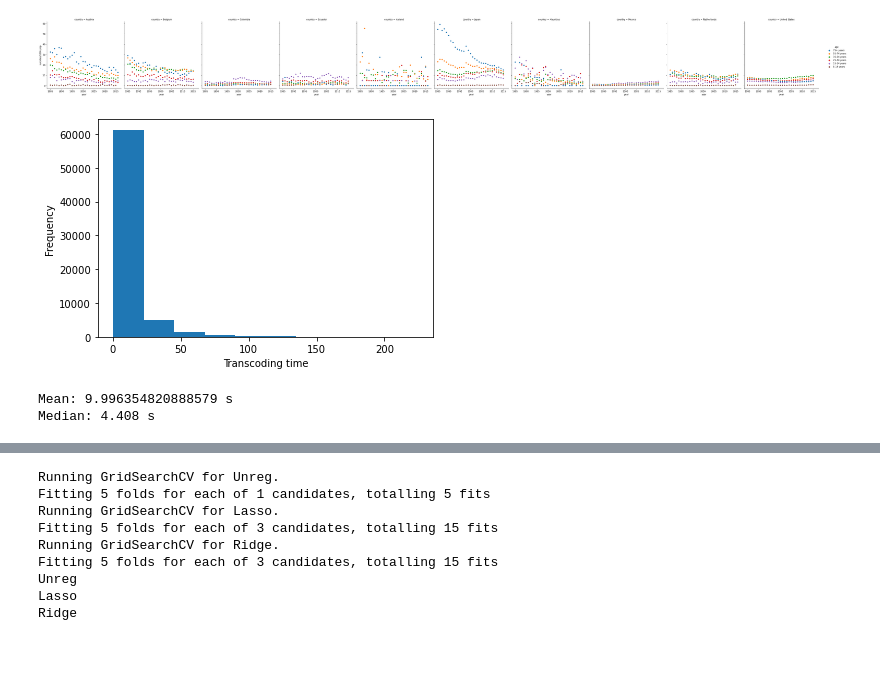
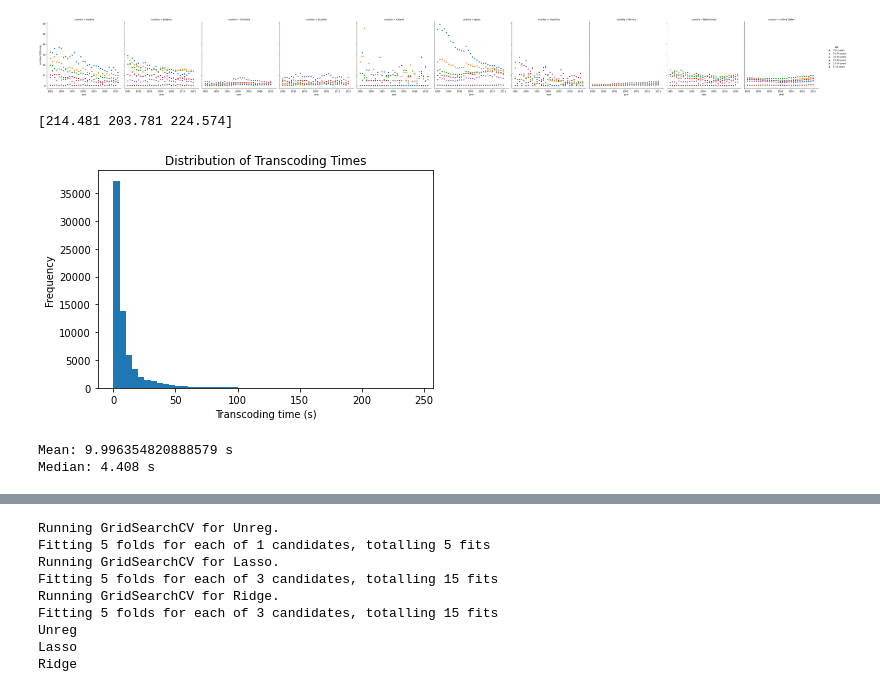
Before and after one commit to ztucker4/ECE219_Winter2021, a Jupyter notebook: Project_4/Project_4.ipynb, the cells around one changed output, grey strips where cells are left out. Drawn from its saved outputs; the diff is of its cells as text; code cells hidden in the pictures; blank space fills up the shorter version.

```diff
--- a/Project_4/Project_4.ipynb
+++ b/Project_4/Project_4.ipynb
@@ -137,22 +137,25 @@ seaborn.relplot(data=female_df, x="year", y="suicides/100k pop", hue="age",col="
 # %%
 #Q6
 import matplotlib.pyplot as plt
 
 
 #Most transcodings take very little time: between 0s and 10s
 
 utime_vals = vid_df['utime'].to_numpy()
-plt.hist(utime_vals)
-plt.xlabel("Transcoding time")
+print(utime_vals[utime_vals > 200])
+plt.hist(utime_vals, bins=np.arange(0, 250, 5))
+plt.title("Distribution of Transcoding Times")
+plt.xlabel("Transcoding time (s)")
 plt.ylabel("Frequency")
 plt.show()
 
 print("Mean: {} s".format(np.mean(utime_vals)))
 print("Median: {} s".format(np.median(utime_vals)))
 # %% [output]
+[214.481 203.781 224.574]
-[figure, old version]
+[figure, new version]
-Mean: 9.996354820888579 s
-Median: 4.408 s
+Mean: 9.996354820888579 s
+Median: 4.408 s
 # %%
 #Q7, Q8
 
```
Also changed, not shown: parts of 12 cells of this notebook.
